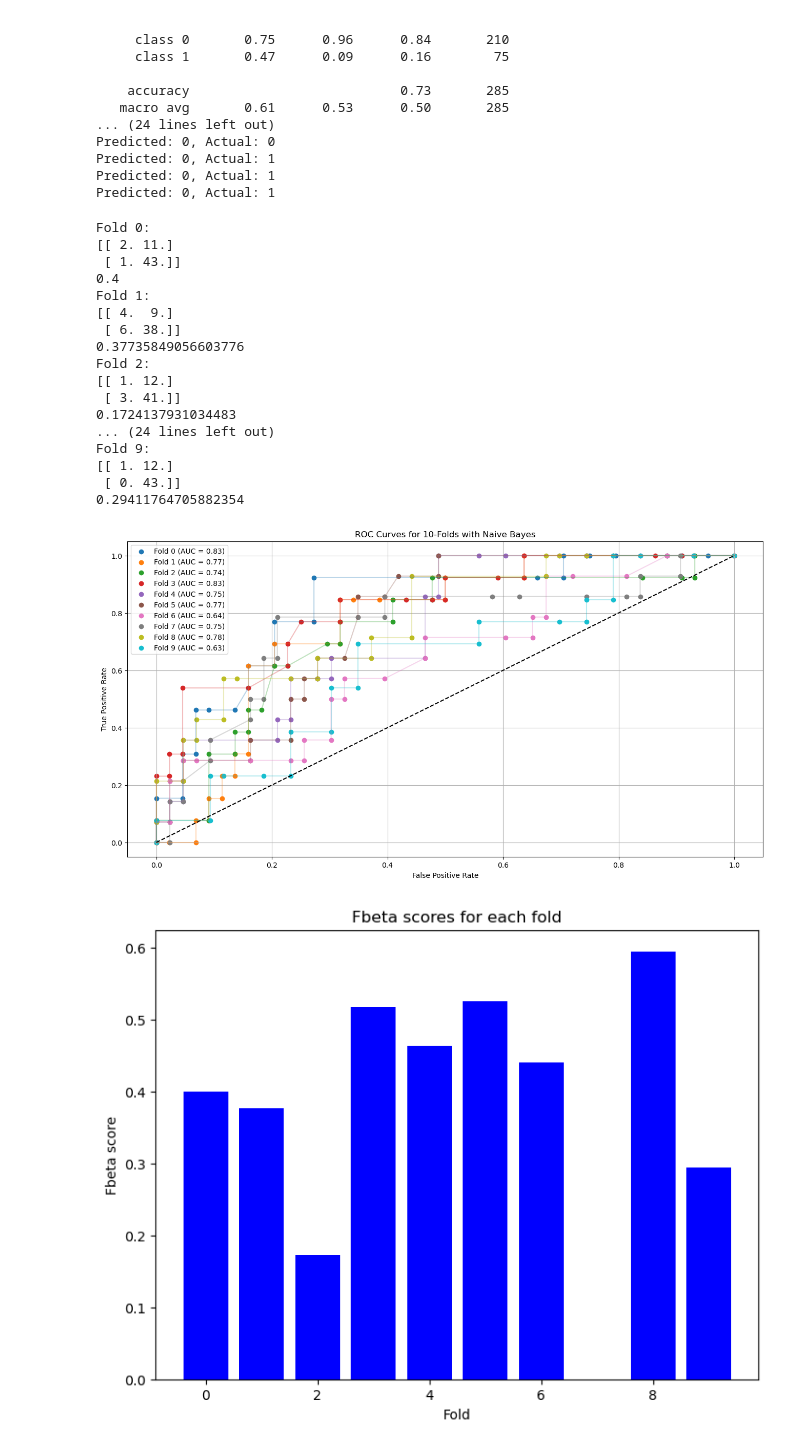
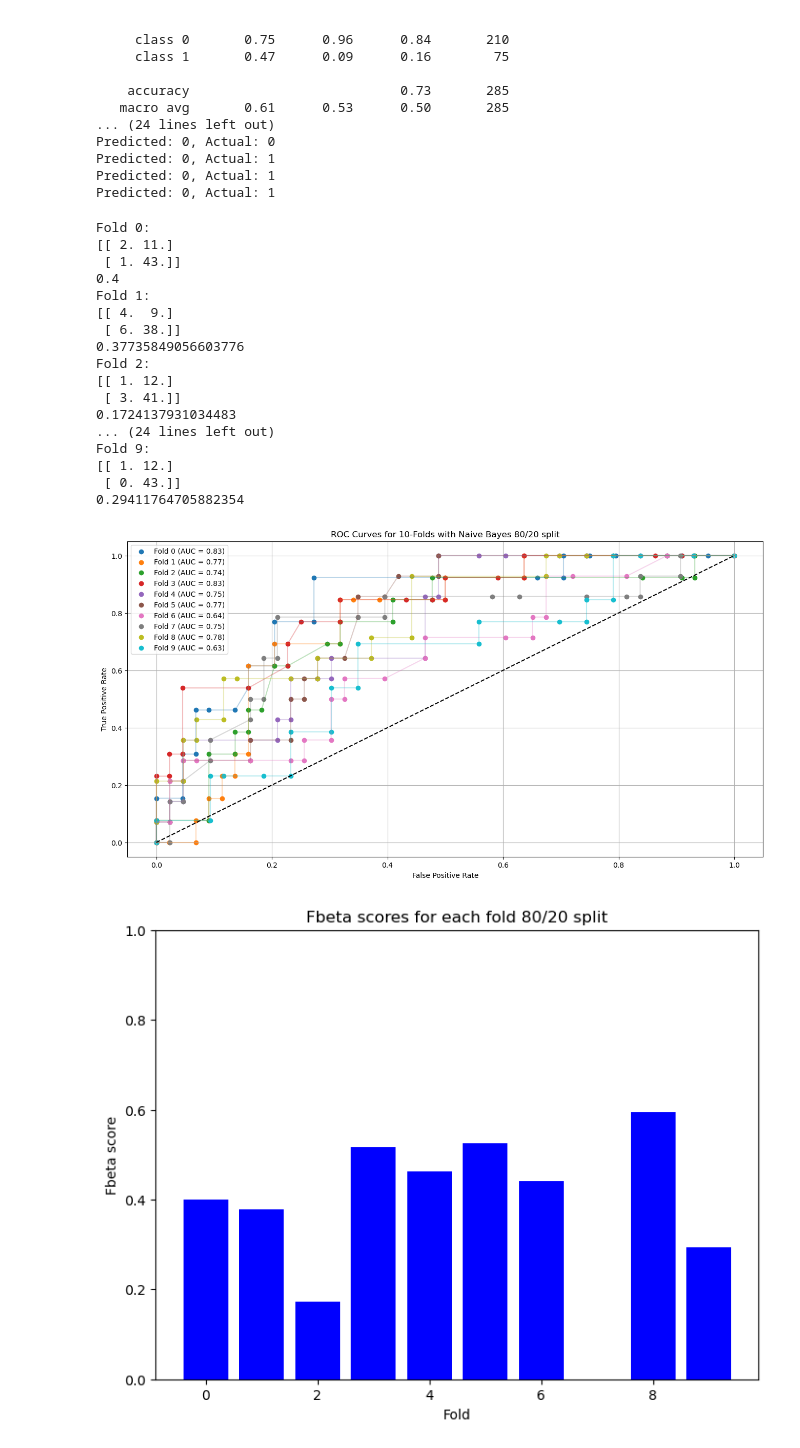
Before and after one commit to Nuraly1503/Data-Analytics, a Jupyter notebook: DA03/3-1.ipynb, the cells around one changed output. Cells and saved outputs as stored; diff of their text form; code cells hidden in the pictures.

```diff
--- a/DA03/3-1.ipynb
+++ b/DA03/3-1.ipynb
@@ -583,6 +571,7 @@ Predicted: 0, Actual: 1
 Predicted: 0, Actual: 1
 Predicted: 0, Actual: 1
 # %%
+# Kfold for the 80/20 split
 skf = StratifiedKFold(n_splits=10)
 
 plt.figure(figsize=(16, 8))
@@ -622,40 +611,41 @@ for i, (train_index, val_index) in enumerate(skf.split(X_train_20, y_train_20)):
 
 # ROC plot
 plt.plot([0, 1], [0, 1], 'k--')
-plt.title('ROC Curves for 10-Folds with Naive Bayes')
+plt.title('ROC Curves for 10-Folds with Naive Bayes 80/20 split')
 plt.xlabel('False Positive Rate')
 plt.ylabel('True Positive Rate')
 plt.legend()
 plt.grid(True)
 plt.show()
 
 # FBETA- score plot
 plt.figure(figsize=(8, 6))
 plt.bar(range(len(fbeta_scores_fold)), fbeta_scores_fold, color='blue')
-plt.title('Fbeta scores for each fold')
+plt.title('Fbeta scores for each fold 80/20 split')
 plt.xlabel('Fold')
 plt.ylabel('Fbeta score')
+plt.ylim(0, 1)
 plt.show()
 # %% [output]
 Fold 0:
 [[ 2. 11.]
  [ 1. 43.]]
 0.4
 Fold 1:
 [[ 4.  9.]
  [ 6. 38.]]
 0.37735849056603776
 Fold 2:
 [[ 1. 12.]
  [ 3. 41.]]
 0.1724137931034483
 ... (24 lines left out)
 Fold 9:
 [[ 1. 12.]
  [ 0. 43.]]
 0.29411764705882354
-[figure, old version]
+[figure, new version]
-[figure, old version]
+[figure, new version]
 # %%
 fbeta_comparison_fold = [fbeta_score_naive_imbalance, fbeta_scores_fold[8]]
 labels = ["not using cross-validation", "using cross-validation"]
```
Also changed, not shown: parts of 6 cells of this notebook.
